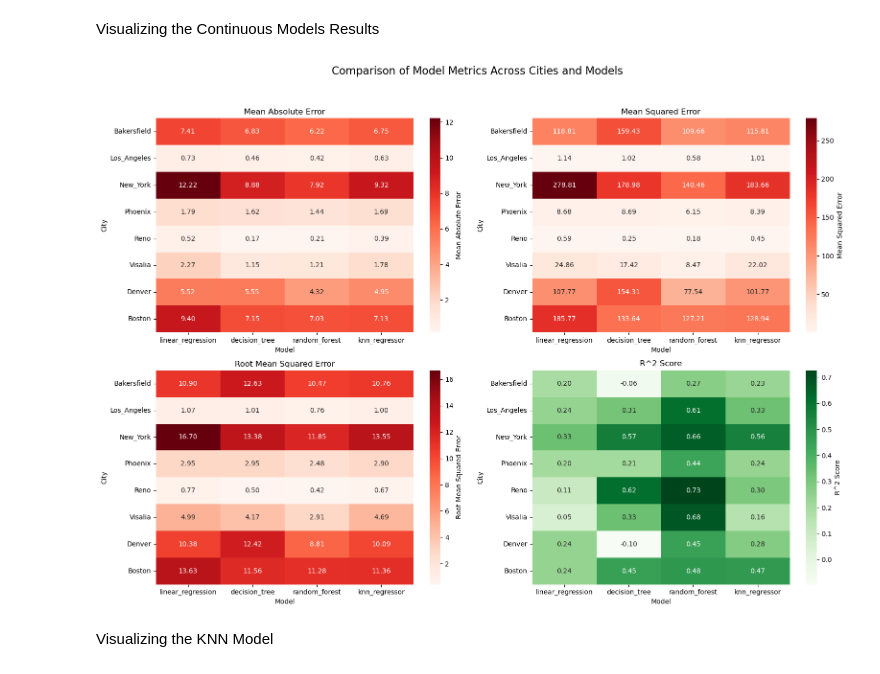
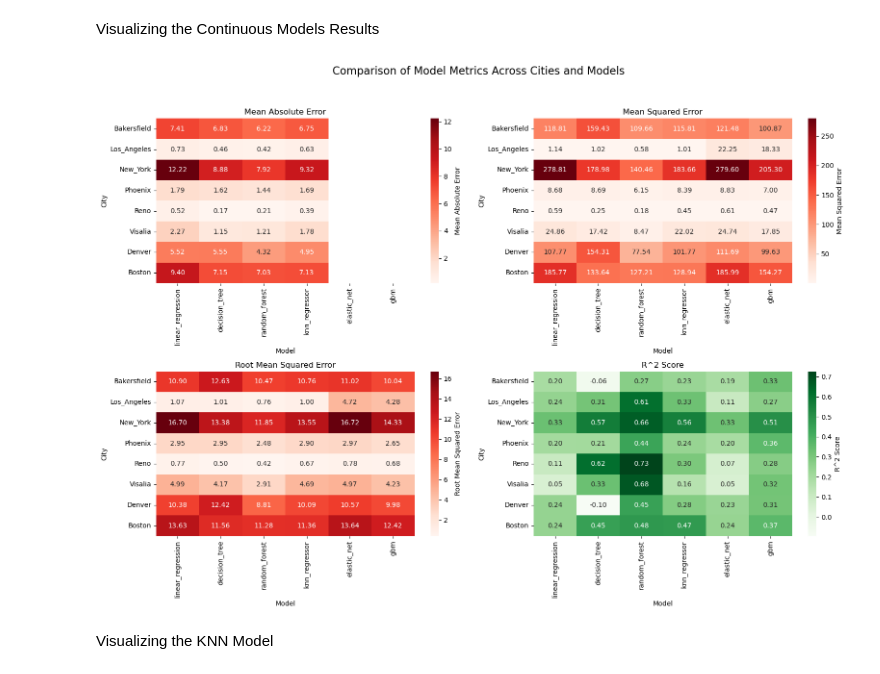
Before and after one commit to mnelson711/PredictingUrbanAirQuality, a Jupyter notebook: visualizations.ipynb, the cells around one changed output. Cells and saved outputs as stored; diff of their text form; code cells hidden in the pictures.

Commit message:
added elasticnet and gbm models

```diff
--- a/visualizations.ipynb
+++ b/visualizations.ipynb
@@ -14,12 +14,17 @@ def count_unique_values(df, column_name):
     else:
         return f"Column '{column_name}' not found in DataFrame."
 
-def plot_category_counts(ax, count_dict, title='Category Counts', xlabel='Category', ylabel='Count', log_scale=False):
-    """ Plot category counts on a given axis. """
+def plot_category_counts(ax, count_dict, title='Category Counts', xlabel='Category', ylabel='Count', log_scale=False, color_map=None):
+    """ Plot category counts on a given axis with specified colors. """
     categories = list(count_dict.keys())
     counts = list(count_dict.values())
 
-    ax.bar(categories, counts, color='skyblue')
+    if color_map is None:
+        colors = 'skyblue'
+    else:
+        colors = [color_map.get(cat, 'skyblue') for cat in categories]
+
+    ax.bar(categories, counts, color=colors)
     ax.set_title(title)
     ax.set_xlabel(xlabel)
     if log_scale:
@@ -40,12 +45,15 @@ fig, axes = plt.subplots(nrows=2, ncols=len(cities), figsize=(4 * len(cities), 1
 if len(cities) == 1:
     axes = [axes]
 
+# Define color map for categories
+color_map = {'Good': 'green', 'Moderate': 'yellowgreen', 'Unhealthy for Sensitive Groups': 'gold', 'Unhealthy': 'orange','Very Unhealthy': 'red'}
+
 for i, city in enumerate(cities):
     df = pd.read_csv(f'csv/final_merged_data/merged_data_{city}.csv')
     cat_counts = count_unique_values(df, 'aqi_cat')
 
-    plot_category_counts(axes[0][i], cat_counts, title=f'{city} - Category Counts', xlabel='Category', ylabel='Count')
-    plot_category_counts(axes[1][i], cat_counts, title=f'{city} - Category Counts (Log Scale)', xlabel='Category', ylabel='Count', log_scale=True)
+    plot_category_counts(axes[0][i], cat_counts, title=f'{city} - Category Counts', xlabel='Category', ylabel='Count', color_map=color_map)
+    plot_category_counts(axes[1][i], cat_counts, title=f'{city} - Category Counts (Log Scale)', xlabel='Category', ylabel='Count', log_scale=True, color_map=color_map)
 
 fig.tight_layout()
 plt.show()
@@ -141,7 +149,7 @@ import matplotlib.pyplot as plt
 cities = ['Bakersfield', 'Los_Angeles', 'New_York', 'Phoenix', 'Reno', 'Visalia', 'Denver', 'Boston']
 
 # List of models
-models = ['linear_regression', 'decision_tree', 'random_forest', 'knn_regressor']
+models = ['linear_regression', 'decision_tree', 'random_forest', 'knn_regressor', 'elastic_net', 'gbm']
 
 # List of metrics
 metrics = ['Mean Absolute Error', 'Mean Squared Error', 'Root Mean Squared Error', 'R^2 Score']
@@ -170,34 +178,34 @@ for city in cities:
         for metric in metrics:
             metrics_dfs[metric].loc[city, model] = read_metric(file_path, metric)
 
 # Convert all entries in DataFrame to numeric types
 for metric in metrics:
     metrics_dfs[metric] = metrics_dfs[metric].apply(pd.to_numeric, errors='coerce')
 
 # Define specific colormaps for each metric
 colormaps = {
     'R^2 Score': 'Greens',
     'Mean Absolute Error': 'Reds',
     'Mean Squared Error': 'Reds',
     'Root Mean Squared Error': 'Reds'
 }
 
 # Plotting all metrics in separate subplots
 fig, axes = plt.subplots(nrows=2, ncols=2, figsize=(16, 12))
 fig.suptitle('Comparison of Model Metrics Across Cities and Models', fontsize=16)
 
 for ax, metric in zip(axes.flatten(), metrics):
     sns.heatmap(metrics_dfs[metric], annot=True, cmap=colormaps[metric], fmt=".2f", ax=ax,
                 cbar_kws={'label': metric}, vmax=metrics_dfs[metric].max().max() if 'Error' not in metric else None,
                 vmin=metrics_dfs[metric].min().min() if 'Error' not in metric else None)
     ax.set_title(metric)
     ax.set_xlabel('Model')
     ax.set_ylabel('City')
 
 plt.tight_layout(rect=[0, 0.03, 1, 0.95])  # Adjust subplots to fit the figure title
 plt.show()
 # %% [output]
-[figure, old version]
+[figure, new version]
 # %% [markdown]
 Visualizing the KNN Model
 # %%
```
Also changed, not shown: parts of 1 cell of this notebook, 19 other files.
